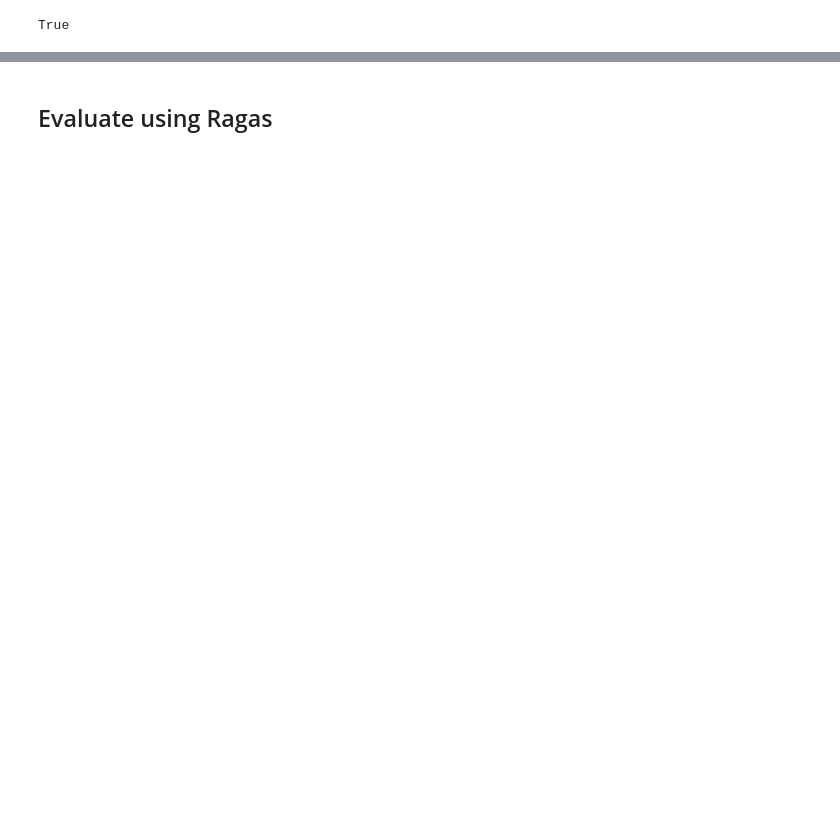
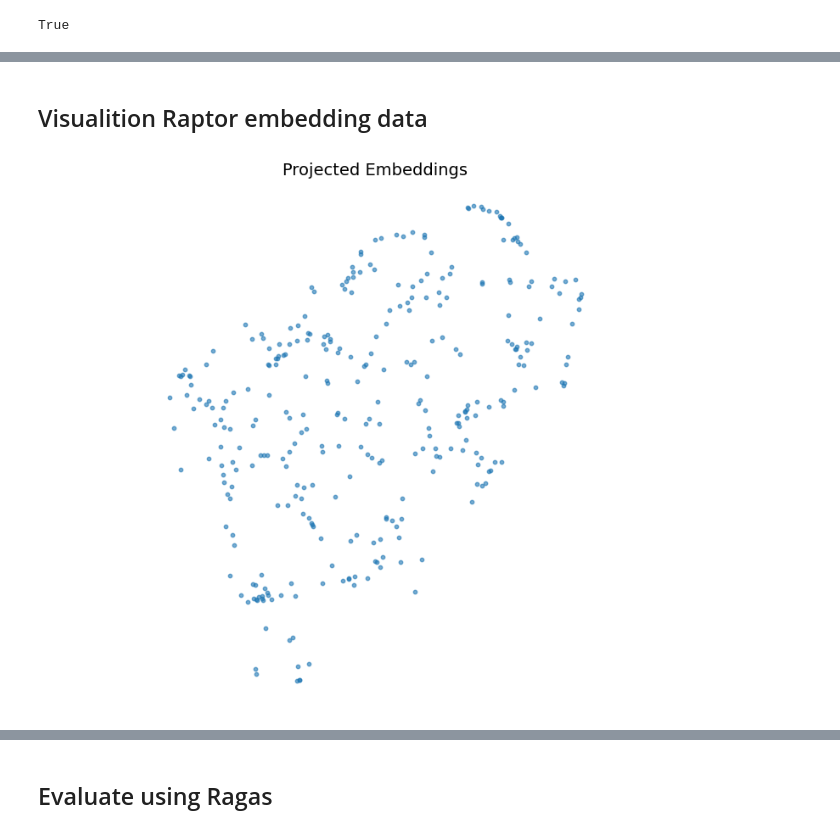
Before and after one commit to derejehinsermu/contract-advisor-rag, a Jupyter notebook: notebooks/Visualize_qa_evaluate_advance_rag_pipeline.ipynb, the cells around one changed output, grey strips where cells are left out. Cells and saved outputs as stored; diff of their text form; code cells hidden in the pictures; blank space fills up the shorter version.

```diff
--- a/notebooks/Visualize_qa_evaluate_advance_rag_pipeline.ipynb
+++ b/notebooks/Visualize_qa_evaluate_advance_rag_pipeline.ipynb
@@ -85,0 +88,13 @@ plt.show()
+# %% [markdown]
+## Visualition Raptor embedding data
+# %%
+
+# Visualization of the dataset embeddings
+plt.figure(figsize=(10, 8))
+plt.scatter(projected_dataset_embeddings[:, 0], projected_dataset_embeddings[:, 1], s=10, alpha=0.6)
+plt.gca().set_aspect('equal', 'datalim')
+plt.title('Projected Embeddings', fontsize=14)
+plt.axis('off')
+plt.show()
+# %% [output]
+[figure, added]
```
Also changed, not shown: parts of 23 cells of this notebook.
